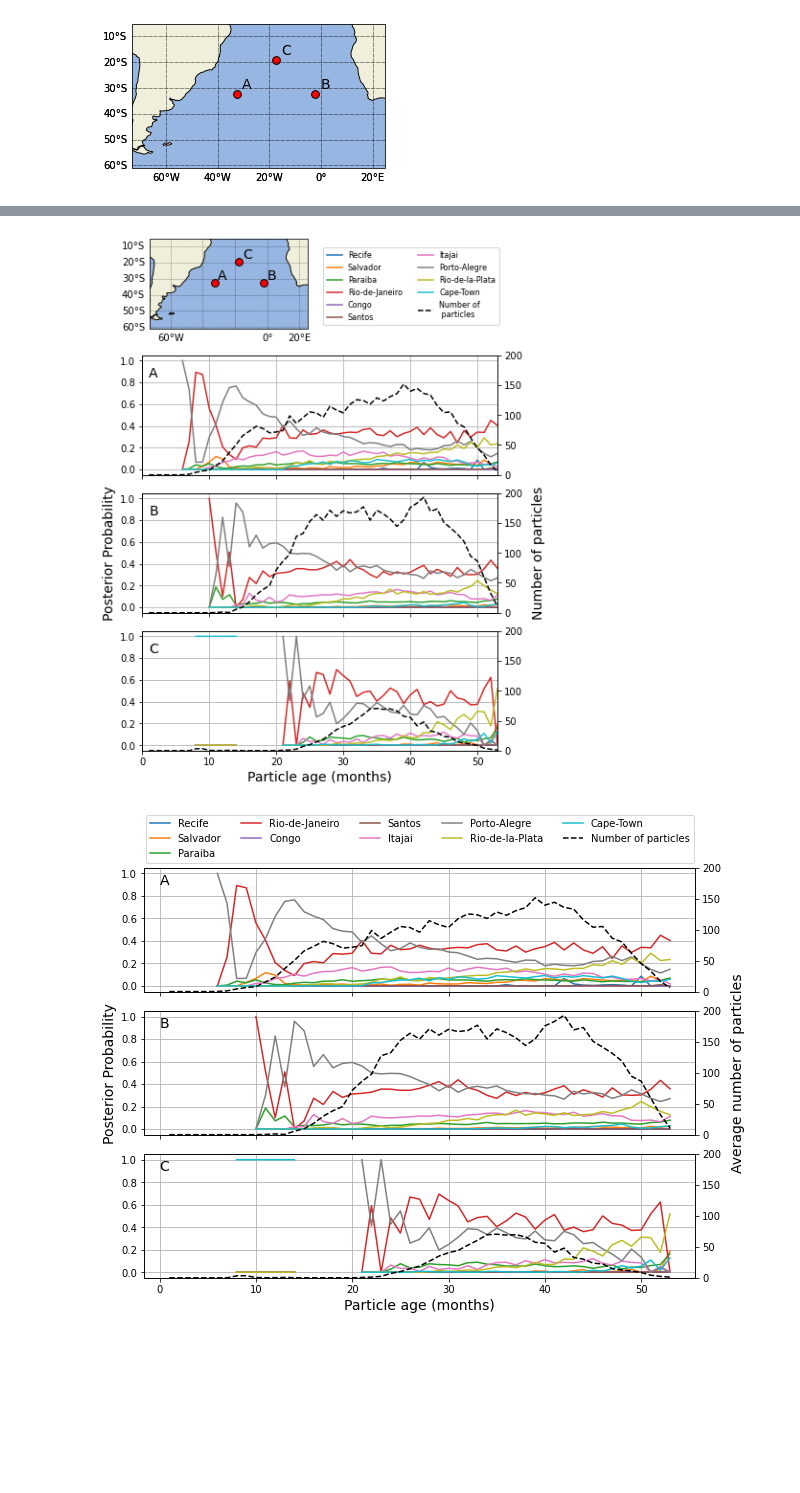
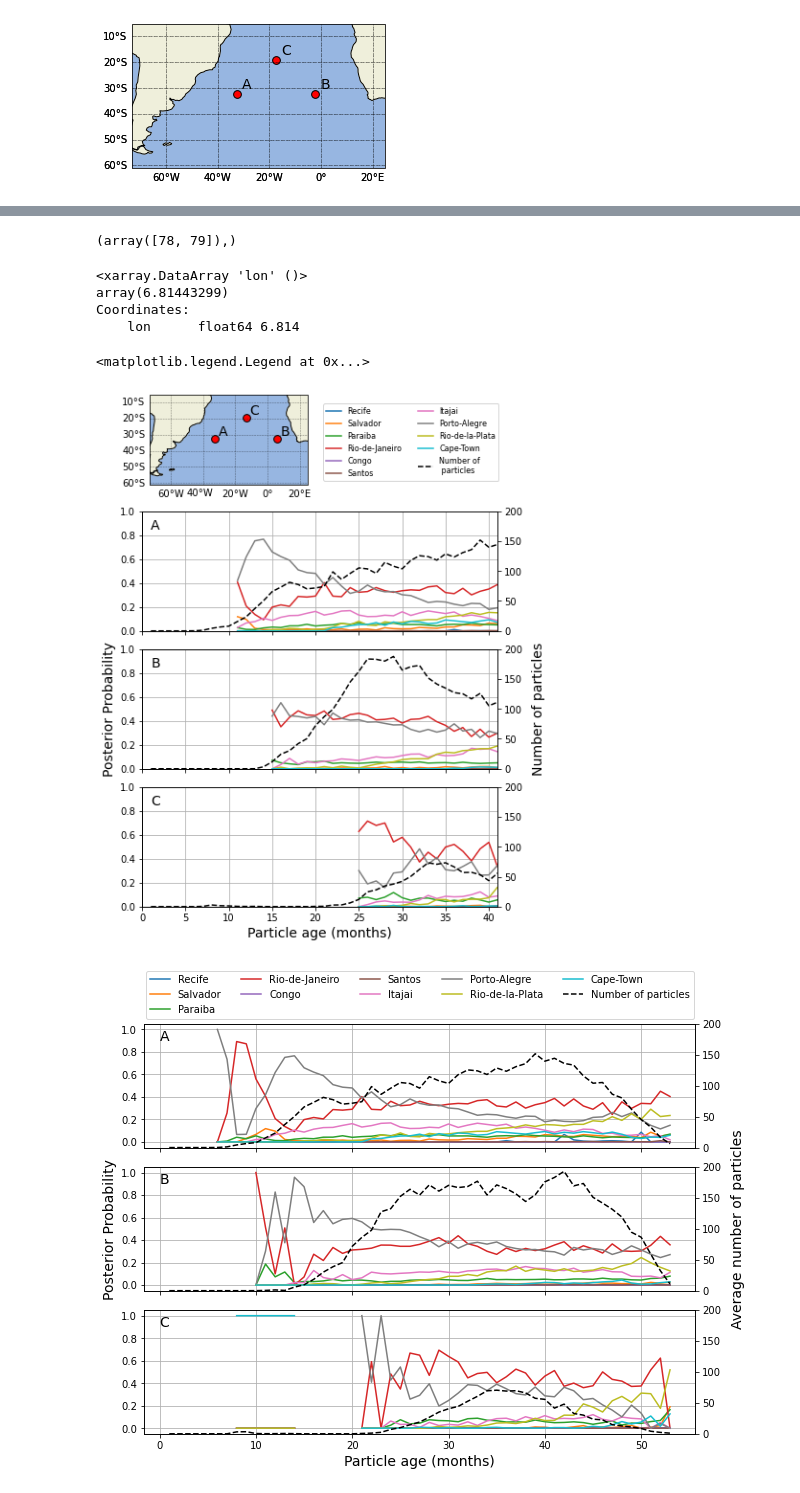
Before and after one commit to OceanParcels/BayesianAnalysis_SouthAtlantic, a Jupyter notebook: notebooks/article_plots.ipynb, the cells around one changed output, grey strips where cells are left out. Saved outputs shown, nothing was run; the diff lists cells and outputs as text; code cells hidden in the pictures; blank space fills up the shorter version.

Commit message:
changed time series plot and ran compute_proba with an average window of 1234days

```diff
--- a/notebooks/article_plots.ipynb
+++ b/notebooks/article_plots.ipynb
@@ -43,5 +43,5 @@ ordered_labels = ['Recife',
 # %% [markdown]
 # Averaged Plots
 # %%
-posterior = xr.load_dataset('../data/analysis/sa-s06/posterior_sa-S06_aw1600.nc')
-likelihood = xr.load_dataset('../data/analysis/sa-s06/likelihood_sa-S06_aw1600.nc')
+posterior = xr.load_dataset('../data/analysis/sa-s06/posterior_sa-s06_aw1234.nc')
+likelihood = xr.load_dataset('../data/analysis/sa-s06/likelihood_sa-S06_aw1234.nc')
@@ -223,7 +259,20 @@ plt.savefig('../article_figs/map', dpi=200)
+# %%
+np.where(abs(posterior30['lon'] - 6.287) < 1)
+# %% [output]
+(array([78, 79]),)
+# %%
+posterior30['lon'][79]
+# %% [output]
+<xarray.DataArray 'lon' ()>
+array(6.81443299)
+Coordinates:
+    lon      float64 6.814
 # %%
+min_particle_cond = 10
+
 A = (40,47)
-B = (70,47)
-C = (55,60)
+B = (78,47)
+C = (59,60)
 time = np.linspace(1,53, 53)
 
 fig = plt.figure(figsize=(6.5,8), constrained_layout=True)
@@ -267,44 +316,49 @@ plt.setp(ax21.get_xticklabels(), visible=False)
 handles = []
 for k,loc in enumerate(ordered_labels):
 
-    hdl = ax11.plot(time, posterior30[loc][:, A[0], A[1]], '-',label=loc, color=f'C{k}')
-    ax21.plot(time, posterior30[loc][:,  B[0], B[1]], '-',label=loc, color=f'C{k}')
-    ax31.plot(time, posterior30[loc][:,  C[0], C[1]], '-', label=loc, color=f'C{k}')
+    a = posterior30[loc][:, A[0], A[1]].where(posterior30['counts'][:, A[0], A[1]]>min_particle_cond)
+    b = posterior30[loc][:, B[0], B[1]].where(posterior30['counts'][:, B[0], B[1]]>min_particle_cond)
+    c = posterior30[loc][:, C[0], C[1]].where(posterior30['counts'][:, C[0], C[1]]>min_particle_cond)
+
+    hdl = ax11.plot(time, a, '-',label=loc, color=f'C{k}')
+    ax21.plot(time, b, '-',label=loc, color=f'C{k}')
+    ax31.plot(time, c, '-', label=loc, color=f'C{k}')
 
     handles.append(hdl[0])
 
 ax11_t = ax11.twinx()
 ax21_t = ax21.twinx()
 ax31_t = ax31.twinx()
 
 hdl_twin = ax11_t.plot(time, posterior30['counts'][:, A[0], A[1]], '--',label='Number of \n particles', c='k')
 handles = handles + hdl_twin
 ax21_t.plot(time, posterior30['counts'][:,  B[0], B[1]], '--',label=loc, c='k')
 ax31_t.plot(time, posterior30['counts'][:,  C[0], C[1]], '--',label=loc, c='k')
 up_lim = 200
 ax11_t.set_ylim(0, up_lim)
 ax21_t.set_ylim(0, up_lim)
 ax31_t.set_ylim(0, up_lim)
-ax11_t.set_xlim(0, 53)
-ax21_t.set_xlim(0, 53)
-ax31_t.set_xlim(0, 53)
+ax11_t.set_xlim(0, 41)
+ax21_t.set_xlim(0, 41)
+ax31_t.set_xlim(0, 41)
 
 
 ax21_t.set_ylabel('Number of particles', fontsize=14, labelpad=10)
 ax21.set_ylabel('Posterior Probability', fontsize=14)
 
 ax11.grid(); ax21.grid(); ax31.grid()
-ax11.set_ylim(-0.05, 1.05); ax21.set_ylim(-0.05, 1.05); ax31.set_ylim(-0.05, 1.05);
+ax11.set_ylim(0,1); ax21.set_ylim(0,1); ax31.set_ylim(0,1);
 
 ax11.text(1, 0.85, 'A', fontsize=14)
 ax21.text(1, 0.85, 'B', fontsize=14)
 ax31.text(1, 0.85, 'C', fontsize=14)
 ax31.set_xlabel('Particle age (months)', fontsize=14)
 
 ax01.legend(handles=handles, loc='lower center', ncol=2, fontsize=8)
-plt.savefig('../article_figs/time_series_map', dpi=300)
+#plt.savefig('../article_figs/time_series_map', dpi=300)
 # %% [output]
+<matplotlib.legend.Legend at 0x...>
-[figure, old version]
+[figure, new version]
 # %%
 A = (40,47)
 B = (70,47)
```
Also changed, not shown: parts of 4 cells of this notebook, 3 other files.
